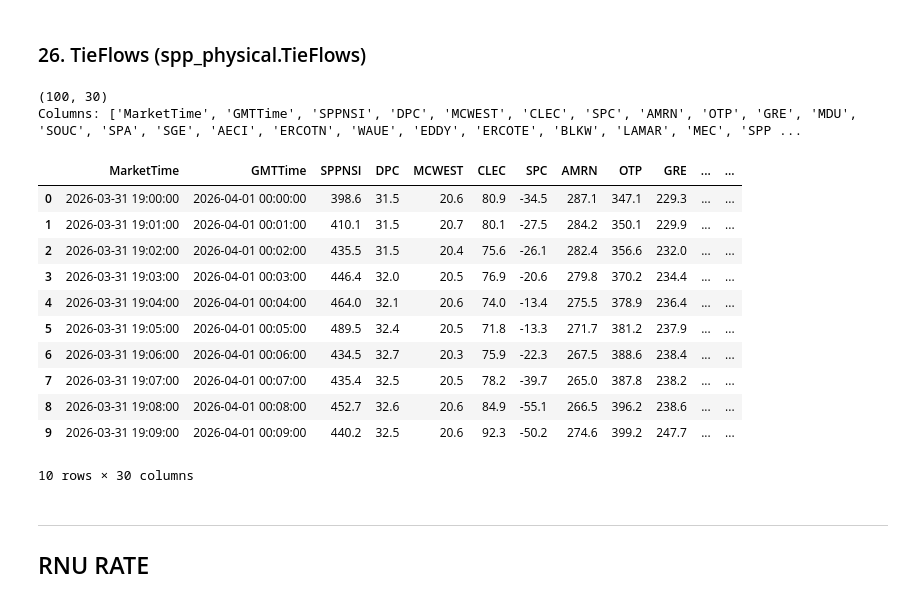
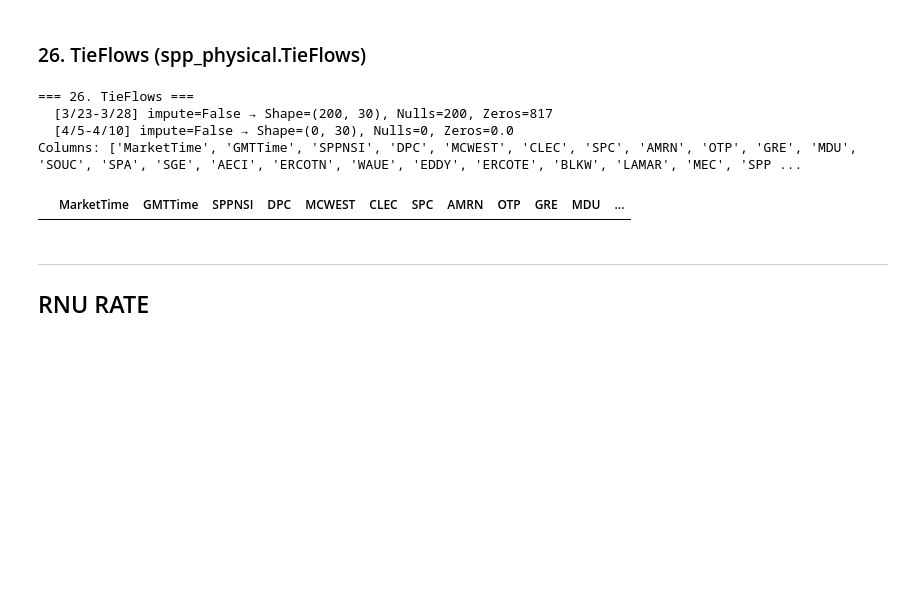
Before and after one commit to qingcheng-rgb/Qingcheng, a Jupyter notebook: QCTest/MTE_expansion/check_spp_load.ipynb, the cells around one changed output. Cells and saved outputs as stored; diff of their text form; code cells hidden in the pictures; blank space fills up the shorter version.

```diff
--- a/QCTest/MTE_expansion/check_spp_load.ipynb
+++ b/QCTest/MTE_expansion/check_spp_load.ipynb
@@ -1297,11 +1266,12 @@ display(df_genmixhr)
 # %% [markdown]
 ### 24. BAAZonalGenMix (spp_physical.BAAZonalGenMix) — E and W
 # %%
-df_baa_genmix = sql_functions.download_df_from_sql_db(
-    "SELECT IntervalEnd, BAA, CoalTotal, WindTotal, SolarTotal, NaturalGasTotal, AverageActualLoad "
-    "FROM spp_physical.BAAZonalGenMix "
-    "WHERE DATE(IntervalEnd) = '2026-04-06' ORDER BY IntervalEnd DESC, BAA")
-print(df_baa_genmix.shape)
-# spot check: E + W rows; WindTotal_E + WindTotal_W should ≈ GenMix WindTotal
-df_baa_genmix.head(10)
+print("=== 24. BAAZonalGenMix ===")
+for s, e, period in PERIODS:
+    df_baa_genmix = sql_functions.download_df_from_sql_db(
+        f"SELECT IntervalEnd, BAA, CoalTotal, WindTotal, SolarTotal, NaturalGasTotal, AverageActualLoad "
+        f"FROM spp_physical.BAAZonalGenMix "
+        f"WHERE DATE(IntervalEnd) BETWEEN '{s}' AND '{e}' ORDER BY IntervalEnd DESC, BAA")
+    check_df(df_baa_genmix, period, False)
+df_baa_genmix.head(5)
 # %% [output]
@@ -1320,11 +1287,11 @@ df_baa_genmix.head(10)
 # %% [markdown]
 ### 25. BAAZonalGenMixHourly (spp_physical.BAAZonalGenMixHourly) — E + W sum vs GenMixHourly
 # %%
-df_baa_hr = sql_functions.download_df_from_sql_db(
-    "SELECT * "
-    "FROM spp_physical.BAAZonalGenMixHourly "
-    "WHERE dt = '2026-04-01' ORDER BY hr, BAA")
-print(df_baa_hr.shape)
-# spot check: E + W rows; WindTotal_E + WindTotal_W should ≈ GenMix WindTotal
-df_baa_hr.head(10)
+print("=== 25. BAAZonalGenMixHourly ===")
+for s, e, period in PERIODS:
+    df_baa_hr = sql_functions.download_df_from_sql_db(
+        f"SELECT * FROM spp_physical.BAAZonalGenMixHourly "
+        f"WHERE dt BETWEEN '{s}' AND '{e}' ORDER BY dt, hr, BAA")
+    check_df(df_baa_hr, period, False)
+df_baa_hr.head(5)
 # %% [output]
@@ -1346,27 +1310,20 @@ df_baa_hr.head(10)
 # %% [markdown]
 ### 26. TieFlows (spp_physical.TieFlows)
 # %%
-df_tieflow = sql_functions.download_df_from_sql_db(
-    "SELECT * FROM spp_physical.TieFlows "
-    "WHERE DATE(GMTTime) = '2026-04-01' ORDER BY MarketTime LIMIT 100")
-print(df_tieflow.shape)
-print('Columns:', df_tieflow.columns.tolist())
-df_tieflow.head(10)
+print("=== 26. TieFlows ===")
+for s, e, period in PERIODS:
+    df_tieflow = sql_functions.download_df_from_sql_db(
+        f"SELECT * FROM spp_physical.TieFlows "
+        f"WHERE DATE(GMTTime) BETWEEN '{s}' AND '{e}' ORDER BY MarketTime LIMIT 200")
+    check_df(df_tieflow, period, False)
+print("Columns:", df_tieflow.columns.tolist())
+df_tieflow.head(5)
 # %% [output]
-(100, 30)
+=== 26. TieFlows ===
+  [3/23-3/28] impute=False → Shape=(200, 30), Nulls=200, Zeros=817
+  [4/5-4/10] impute=False → Shape=(0, 30), Nulls=0, Zeros=0.0
 Columns: ['MarketTime', 'GMTTime', 'SPPNSI', 'DPC', 'MCWEST', 'CLEC', 'SPC', 'AMRN', 'OTP', 'GRE', 'MDU', 'SOUC', 'SPA', 'SGE', 'AECI', 'ERCOTN', 'WAUE', 'EDDY', 'ERCOTE', 'BLKW', 'LAMAR', 'MEC', 'SPP ...
-|  | MarketTime | GMTTime | SPPNSI | DPC | MCWEST | CLEC | SPC | AMRN | OTP | GRE | ... | ... |
-| 0 | 2026-03-31 19:00:00 | 2026-04-01 00:00:00 | 398.6 | 31.5 | 20.6 | 80.9 | -34.5 | 287.1 | 347.1 | 229.3 | ... | ... |
-| 1 | 2026-03-31 19:01:00 | 2026-04-01 00:01:00 | 410.1 | 31.5 | 20.7 | 80.1 | -27.5 | 284.2 | 350.1 | 229.9 | ... | ... |
-| 2 | 2026-03-31 19:02:00 | 2026-04-01 00:02:00 | 435.5 | 31.5 | 20.4 | 75.6 | -26.1 | 282.4 | 356.6 | 232.0 | ... | ... |
-| 3 | 2026-03-31 19:03:00 | 2026-04-01 00:03:00 | 446.4 | 32.0 | 20.5 | 76.9 | -20.6 | 279.8 | 370.2 | 234.4 | ... | ... |
-| 4 | 2026-03-31 19:04:00 | 2026-04-01 00:04:00 | 464.0 | 32.1 | 20.6 | 74.0 | -13.4 | 275.5 | 378.9 | 236.4 | ... | ... |
-| 5 | 2026-03-31 19:05:00 | 2026-04-01 00:05:00 | 489.5 | 32.4 | 20.5 | 71.8 | -13.3 | 271.7 | 381.2 | 237.9 | ... | ... |
-| 6 | 2026-03-31 19:06:00 | 2026-04-01 00:06:00 | 434.5 | 32.7 | 20.3 | 75.9 | -22.3 | 267.5 | 388.6 | 238.4 | ... | ... |
-| 7 | 2026-03-31 19:07:00 | 2026-04-01 00:07:00 | 435.4 | 32.5 | 20.5 | 78.2 | -39.7 | 265.0 | 387.8 | 238.2 | ... | ... |
-| 8 | 2026-03-31 19:08:00 | 2026-04-01 00:08:00 | 452.7 | 32.6 | 20.6 | 84.9 | -55.1 | 266.5 | 396.2 | 238.6 | ... | ... |
-| 9 | 2026-03-31 19:09:00 | 2026-04-01 00:09:00 | 440.2 | 32.5 | 20.6 | 92.3 | -50.2 | 274.6 | 399.2 | 247.7 | ... | ... |
+|  | MarketTime | GMTTime | SPPNSI | DPC | MCWEST | CLEC | SPC | AMRN | OTP | GRE | MDU | ... |
-10 rows × 30 columns
 # %% [markdown]
 ---
 ## RNU RATE
```
Also changed, not shown: parts of 61 cells of this notebook, 4 other files.
